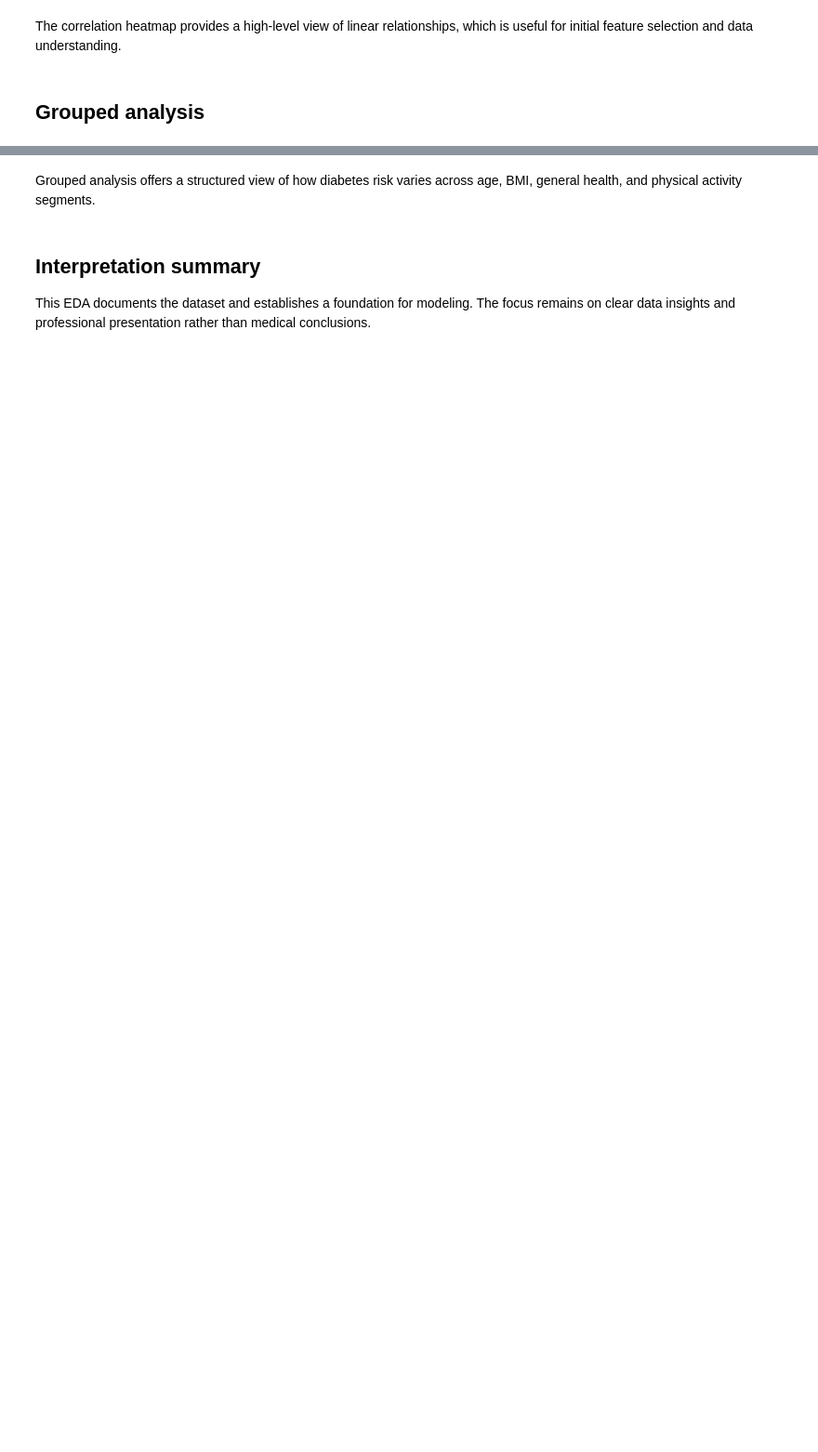
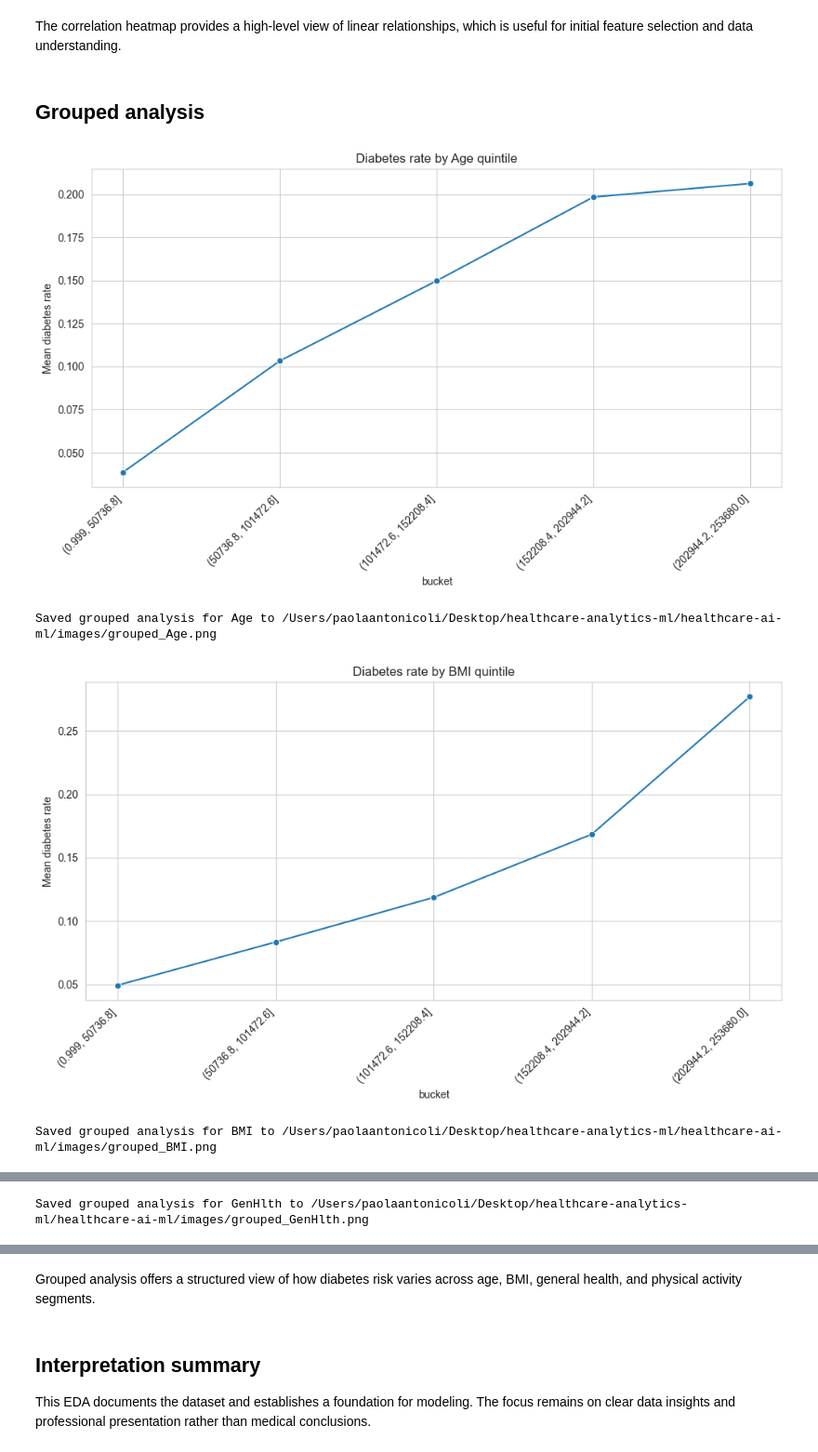
Before and after one commit to paola12antonicoli/diabetes-risk-prediction, a Jupyter notebook: healthcare-ai-ml/notebooks/02_eda.ipynb, the cells around one changed output, grey strips where cells are left out. Shown: that part at 93% size. Saved outputs shown, nothing was run; the diff lists cells and outputs as text; code cells hidden in the pictures; blank space fills up the shorter version.

```diff
--- a/healthcare-ai-ml/notebooks/02_eda.ipynb
+++ b/healthcare-ai-ml/notebooks/02_eda.ipynb
@@ -140,27 +204,35 @@ The correlation heatmap provides a high-level view of linear relationships, whic
 # %%
 group_cols = ['Age', 'BMI', 'GenHlth', 'PhysActivity']
 group_cols = [col for col in group_cols if col in df.columns]
 
 for col in group_cols:
     analysis_df = df[[col, target_name]].copy()
     analysis_df = analysis_df.rename(columns={target_name: 'target'})
     if pd.api.types.is_numeric_dtype(analysis_df[col]):
-        analysis_df['bucket'] = pd.qcut(analysis_df[col].rank(method='first'), q=5, duplicates='drop')
+        analysis_df['bucket'] = pd.qcut(
+            analysis_df[col].rank(method='first'), q=5, duplicates='drop'
+        )
         summary = analysis_df.groupby('bucket')['target'].mean().reset_index()
+        summary['bucket'] = summary['bucket'].astype(str)  # Interval -> string for seaborn
         plt.figure()
         sns.lineplot(data=summary, x='bucket', y='target', marker='o')
         plt.xticks(rotation=45, ha='right')
         plt.title(f'Diabetes rate by {col} quintile')
         plt.ylabel('Mean diabetes rate')
     else:
         summary = analysis_df.groupby(col)['target'].mean().reset_index()
         plt.figure()
-        sns.barplot(data=summary, x=col, y='target', palette='muted')
+        sns.barplot(data=summary, x=col, y='target', hue=col, palette='muted', legend=False)
         plt.xticks(rotation=45, ha='right')
         plt.title(f'Diabetes rate by {col}')
         plt.ylabel('Mean diabetes rate')
     plot_path = OUTPUT_DIR / f'grouped_{col}.png'
     plt.tight_layout()
     plt.savefig(plot_path)
     plt.show()
     print(f'Saved grouped analysis for {col} to {plot_path}')
+# %% [output]
+[figure, added]
+Saved grouped analysis for Age to /Users/paolaantonicoli/Desktop/healthcare-analytics-ml/healthcare-ai-ml/images/grouped_Age.png
+[figure, added]
+Saved grouped analysis for BMI to /Users/paolaantonicoli/Desktop/healthcare-analytics-ml/healthcare-ai-ml/images/grouped_BMI.png
@@ -166,0 +240 @@ for col in group_cols:
+Saved grouped analysis for GenHlth to /Users/paolaantonicoli/Desktop/healthcare-analytics-ml/healthcare-ai-ml/images/grouped_GenHlth.png
```
Also changed, not shown: parts of 20 cells of this notebook, 40 other files.
